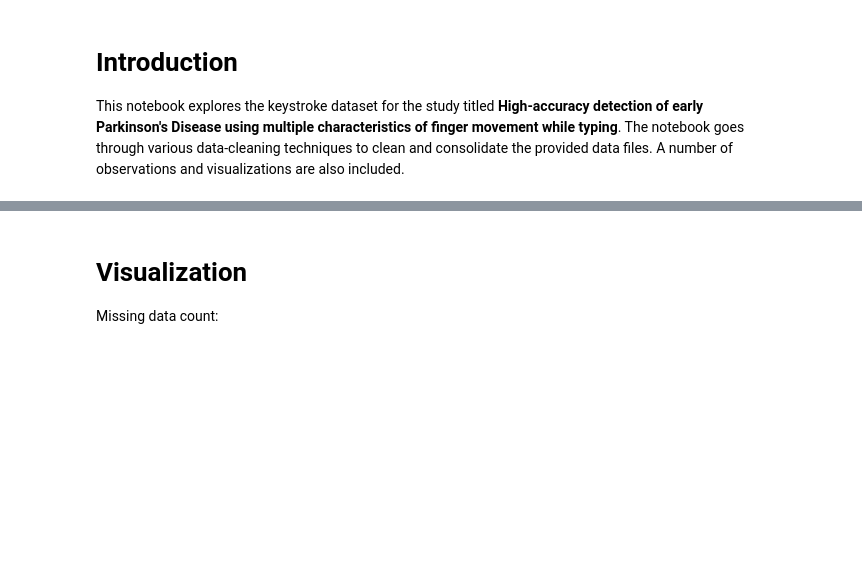
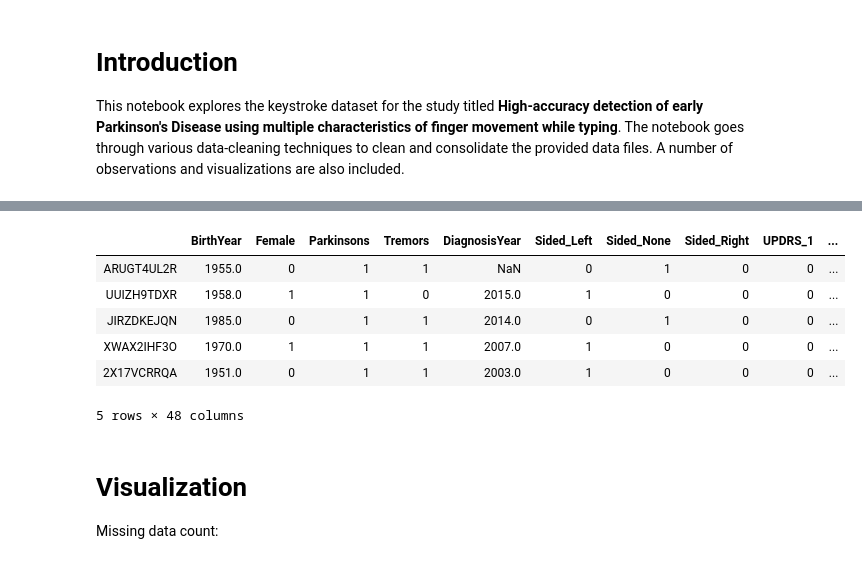
Before and after one commit to PacktPublishing/Hands-On-Application-Development-with-PyCharm, a Jupyter notebook: Chapter13/PipelineV2/notebooks/EDA.ipynb, the cells around one changed output, grey strips where cells are left out. Drawn from its saved outputs; the diff is of its cells as text; code cells hidden in the pictures; blank space fills up the shorter version.

```diff
--- a/Chapter13/PipelineV2/notebooks/EDA.ipynb
+++ b/Chapter13/PipelineV2/notebooks/EDA.ipynb
@@ -131,3 +15,14 @@ user_df.head()
+# %%
+combined_user_df = pd.read_csv('../data/combined_user.csv', index_col=0)
+combined_user_df.head()
+# %% [output]
+|  | BirthYear | Female | Parkinsons | Tremors | DiagnosisYear | Sided_Left | Sided_None | Sided_Right | UPDRS_1 | ... |
+| ARUGT4UL2R | 1955.0 | 0 | 1 | 1 | NaN | 0 | 1 | 0 | 0 | ... |
+| UUIZH9TDXR | 1958.0 | 1 | 1 | 0 | 2015.0 | 1 | 0 | 0 | 0 | ... |
+| JIRZDKEJQN | 1985.0 | 0 | 1 | 1 | 2014.0 | 0 | 1 | 0 | 0 | ... |
+| XWAX2IHF3O | 1970.0 | 1 | 1 | 1 | 2007.0 | 1 | 0 | 0 | 0 | ... |
+| 2X17VCRRQA | 1951.0 | 0 | 1 | 1 | 2003.0 | 1 | 0 | 0 | 0 | ... |
+5 rows × 48 columns
 # %% [markdown]
 # Visualization
 
```
Also changed, not shown: parts of 31 cells of this notebook, 2 other files.
